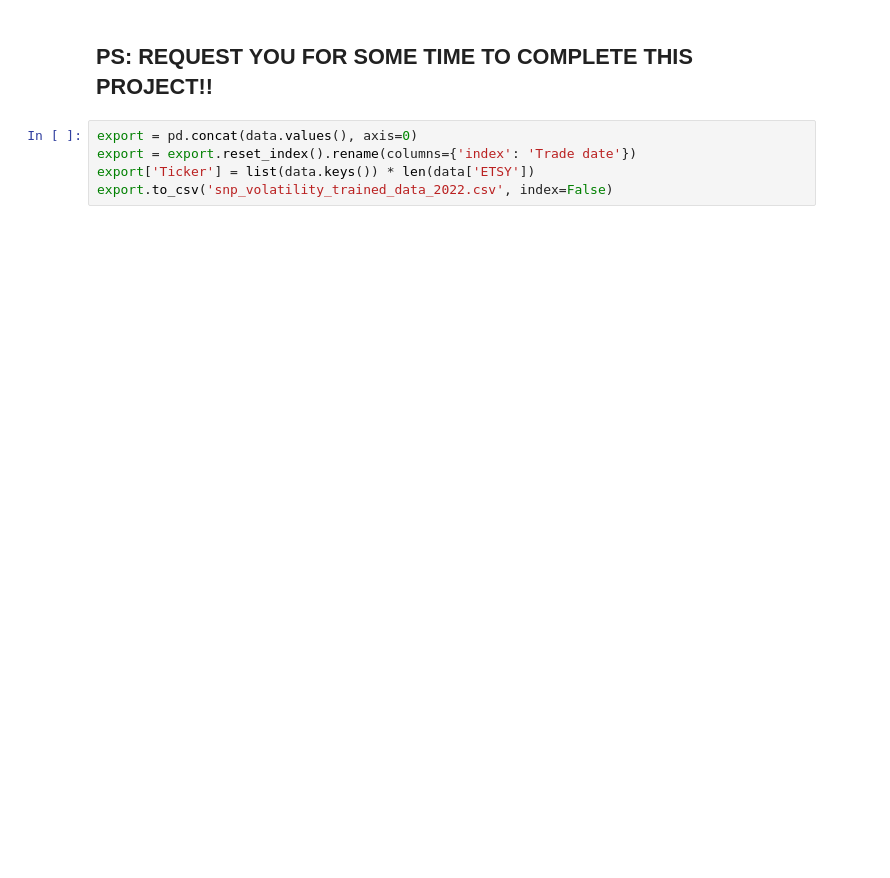
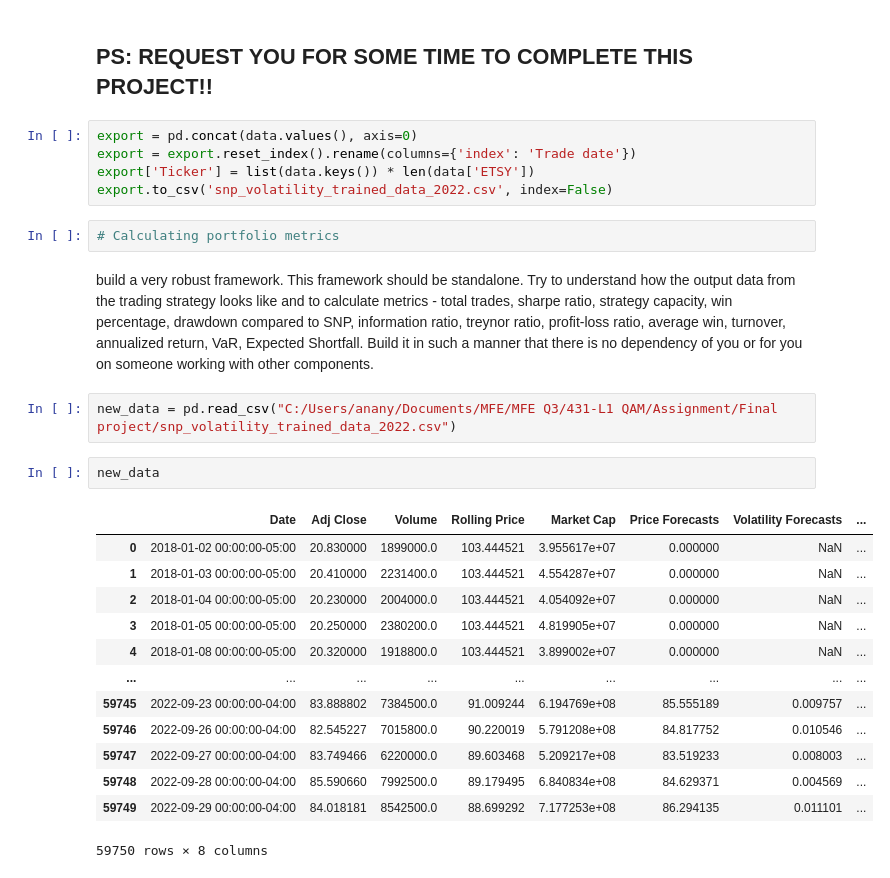
Before and after one commit to AkashRinge/Long-Short-Statistical-Arbitrage, a Jupyter notebook: QAM_project.ipynb, the cells around one changed output. Drawn from its saved outputs; the diff is of its cells as text; blank space fills up the shorter version.

```diff
--- a/QAM_project.ipynb
+++ b/QAM_project.ipynb
@@ -502,7 +632,29 @@ test = test.join(forecast_df.set_index(forecast_df.index.date), how='left')
 # %% [markdown]
 ## PS: REQUEST YOU FOR SOME TIME TO COMPLETE THIS PROJECT!!
-# %%
-export = pd.concat(data.values(), axis=0)
-export = export.reset_index().rename(columns={'index': 'Trade date'})
-export['Ticker'] = list(data.keys()) * len(data['ETSY'])
-export.to_csv('snp_volatility_trained_data_2022.csv', index=False)
+# %%
+export = pd.concat(data.values(), axis=0)
+export = export.reset_index().rename(columns={'index': 'Trade date'})
+export['Ticker'] = list(data.keys()) * len(data['ETSY'])
+export.to_csv('snp_volatility_trained_data_2022.csv', index=False)
+# %%
+# Calculating portfolio metrics
+# %% [markdown]
+build a very robust framework. This framework should be standalone. Try to understand how the output data from the trading strategy looks like and to calculate metrics - total trades, sharpe ratio, strategy capacity, win percentage, drawdown compared to SNP, information ratio, treynor ratio, profit-loss ratio, average win, turnover, annualized return, VaR, Expected Shortfall. Build it in such a manner that there is no dependency of you or for you on someone working with other components.
+# %%
+new_data = pd.read_csv("C:/Users/anany/Documents/MFE/MFE Q3/431-L1 QAM/Assignment/Final project/snp_volatility_trained_data_2022.csv")
+# %%
+new_data
+# %% [output]
+|  | Date | Adj Close | Volume | Rolling Price | Market Cap | Price Forecasts | Volatility Forecasts | ... |
+| 0 | 2018-01-02 00:00:00-05:00 | 20.830000 | 1899000.0 | 103.444521 | 3.955617e+07 | 0.000000 | NaN | ... |
+| 1 | 2018-01-03 00:00:00-05:00 | 20.410000 | 2231400.0 | 103.444521 | 4.554287e+07 | 0.000000 | NaN | ... |
+| 2 | 2018-01-04 00:00:00-05:00 | 20.230000 | 2004000.0 | 103.444521 | 4.054092e+07 | 0.000000 | NaN | ... |
+| 3 | 2018-01-05 00:00:00-05:00 | 20.250000 | 2380200.0 | 103.444521 | 4.819905e+07 | 0.000000 | NaN | ... |
+| 4 | 2018-01-08 00:00:00-05:00 | 20.320000 | 1918800.0 | 103.444521 | 3.899002e+07 | 0.000000 | NaN | ... |
+| ... | ... | ... | ... | ... | ... | ... | ... | ... |
+| 59745 | 2022-09-23 00:00:00-04:00 | 83.888802 | 7384500.0 | 91.009244 | 6.194769e+08 | 85.555189 | 0.009757 | ... |
+| 59746 | 2022-09-26 00:00:00-04:00 | 82.545227 | 7015800.0 | 90.220019 | 5.791208e+08 | 84.817752 | 0.010546 | ... |
+| 59747 | 2022-09-27 00:00:00-04:00 | 83.749466 | 6220000.0 | 89.603468 | 5.209217e+08 | 83.519233 | 0.008003 | ... |
+| 59748 | 2022-09-28 00:00:00-04:00 | 85.590660 | 7992500.0 | 89.179495 | 6.840834e+08 | 84.629371 | 0.004569 | ... |
+| 59749 | 2022-09-29 00:00:00-04:00 | 84.018181 | 8542500.0 | 88.699292 | 7.177253e+08 | 86.294135 | 0.011101 | ... |
+59750 rows × 8 columns
```
Also changed, not shown: parts of 31 cells of this notebook, 1 other file.
